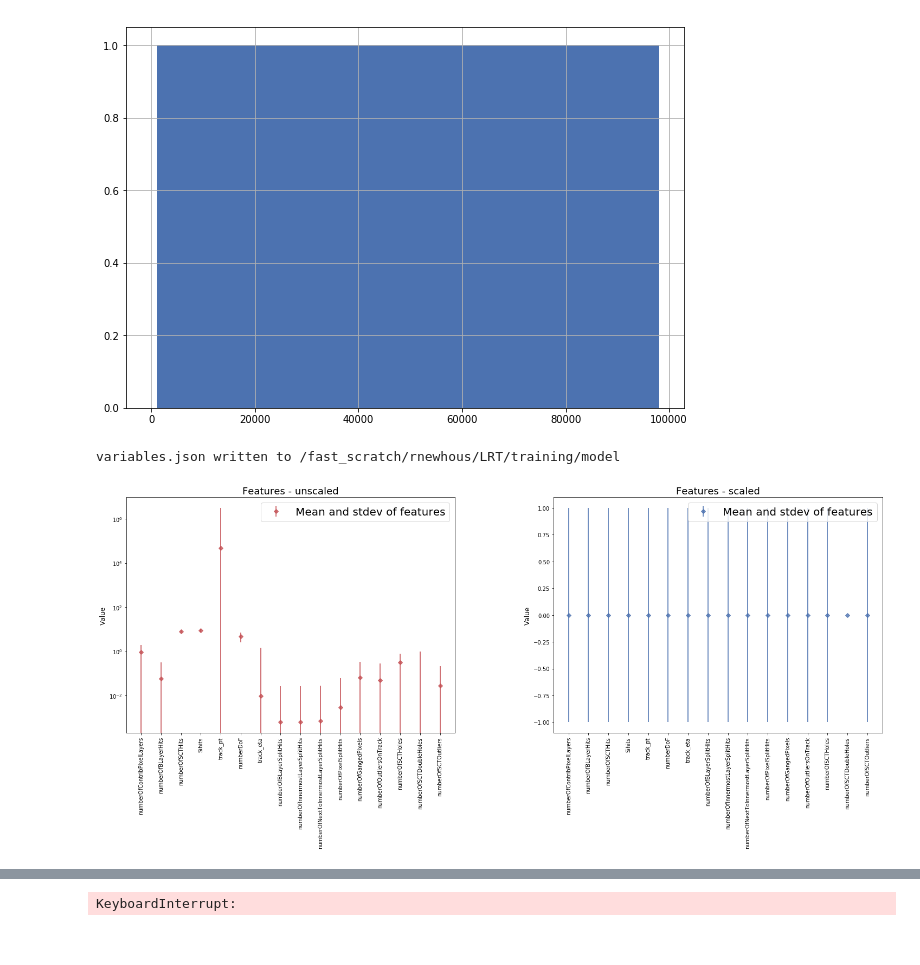
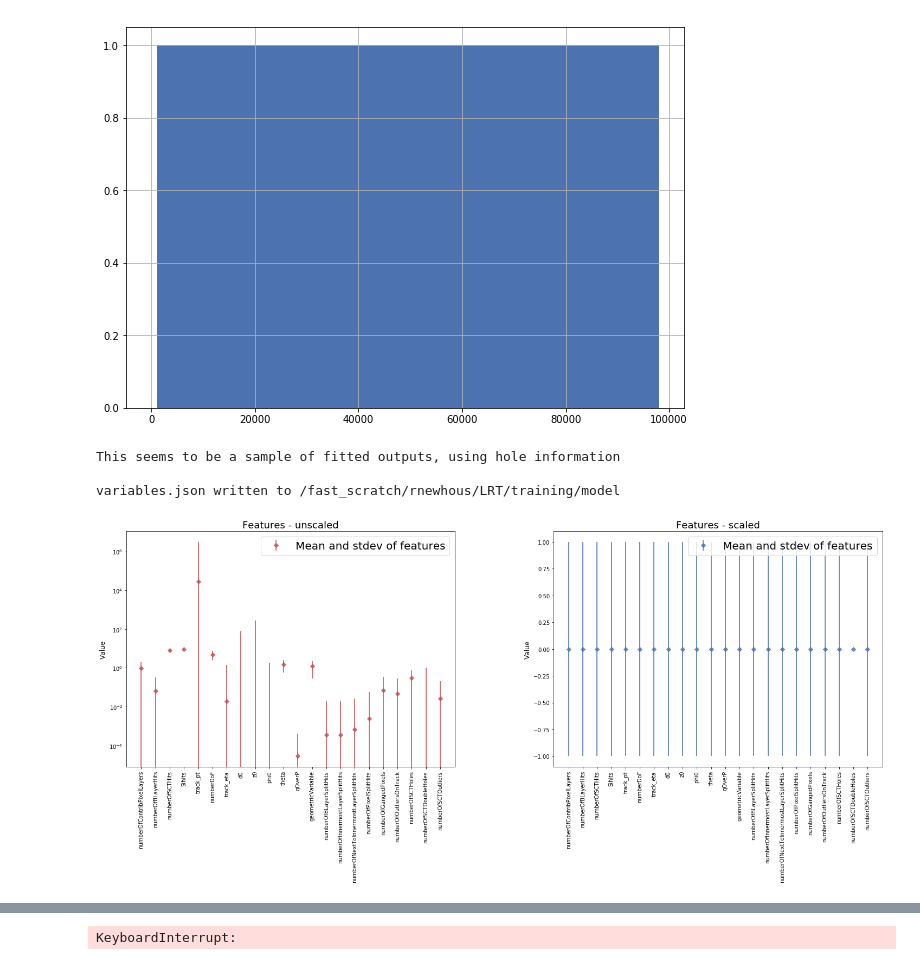
Before and after one commit to robinnewhouse/LRTNotebooks, a Jupyter notebook: Training.ipynb, the cells around one changed output, grey strips where cells are left out. Drawn from its saved outputs; the diff is of its cells as text; code cells hidden in the pictures.

Commit message:
track perigee included, trying to get eli5 to work

```diff
--- a/Training.ipynb
+++ b/Training.ipynb
@@ -135,23 +140,22 @@ def downsize_dataframe(sample):
 # Create new pandas dataframe
 full_df = pd.DataFrame()
 # Sometimes useful to keep track of sample type when training on multiple topologies
-sample_type = 0
+# sample_type = 0
 # Load all training samples into dataframe
-for sample in samples:
-    print("oepning", sample)
-    df_tmp = downsize_dataframe(sample)
-    df_tmp['sample_type'] = sample_type
-    sample_type += 1
-
-    print("appending to full_df")
+print("downcasting", len(samples), "samples")
+for i, sample in enumerate(samples):
+    try:
+        df_tmp = downsize_dataframe(sample)
+    except:
+        # skip samples without perigee information for now. Remove later (they should all have it soon)
+        continue
+#     df_tmp['sample_type'] = sample_type
+#     sample_type += 1
     full_df = full_df.append(df_tmp)
-    print("done loading", sample)
-
-# One of the variables used in the traditional scoing function is a combination of the
-# number of pixel hits and pixel holes. We need to create this variable.
-full_df['Sihits'] = full_df.numberOfPixelHits + full_df.numberOfSCTHits
+    print(i, end=" ")
 
 # Inspect loaded dataframe
-print(full_df.columns)
+print("done")
+print("columns:", full_df.columns)
 print("Total number of tracks loaded", len(full_df))
 # %% [output]
@@ -175,3 +179,9 @@ Total number of tracks loaded 1691123
+# %%
+# Producing engineered variables. These variables are combinations created with insight (or guessing) and may help the network
+# One of the variables used in the traditional scoing function is a combination of the
+# number of pixel hits and pixel holes. We need to create this variable.
+full_df['Sihits'] = full_df.numberOfPixelHits + full_df.numberOfSCTHits
+full_df['geometricVariable'] = abs(np.arctan2(abs(full_df.d0),full_df.z0)-2*np.arctan(np.exp(-full_df.track_eta)))
 # %%
 # Flattening pt distribution
 
@@ -406,8 +416,16 @@ inputs_names = [
 
 # "score", #does nothing to help
 "track_eta",
+"d0",
+"z0",
+"phi0",
+"theta",
+"qOverP",
 # 'numberOfInnermostPixelLayerHits', # Badly modelled in MC
 # 'numberOfNextToInnermostPixelLayerHits', # Badly modelled in MC
+
+#
+"geometricVariable",
 
 # These variables need closer analysis.
 # They have significant separation between good and fake tracks,
@@ -421,6 +439,7 @@ inputs_names = [
 "numberOfOutliersOnTrack",
 ]
 if len(df["numberOfPixelHoles"].unique()) > 1:
+    print("This seems to be a sample of fitted outputs, using hole information")
     inputs_names.extend([
     # Only used in output (fitted) tracks
 #     "numberOfPixelHoles", # Badly modelled in MC
@@ -474,34 +493,36 @@ val_weights =  track_weights[int(0.8*len(X)) : len(X)]
 
 # Check the samples are consistent
 assert(len(X_train) == len(Y_train))
 assert(len(X_train) == len(train_weights))
 assert(len(X_val) == len(Y_val))
 assert(len(X_val) == len(val_weights))
 
 # Plot features
 X_mean_new = X.mean(axis=0)
 X_std_new = X.std(axis=0)
 
 labels = inputs_names
 fig, (ax1, ax2) = plt.subplots(1, 2,figsize=(25,8))
 ax1.semilogy(labels, np.array(X_mean), alpha=0, label='Track')
 unscaled = ax1.errorbar(labels, np.array(X_mean), yerr=X_std, fmt='D', color='#C44E52', ecolor='#C44E52', linewidth=2, alpha = 0.8, label='_nolegend_')
 ax1.xaxis.set_tick_params(rotation=90)
 ax1.legend([unscaled],["Mean and stdev of features"], fontsize=20)
 ax1.set_title("Features - unscaled", fontsize=18)
 ax1.set_ylabel("Value", fontsize=12)
 
 ax2.plot(labels, np.array(X_mean_new), alpha=0, label='Track')
 scaled = ax2.errorbar(labels, np.array(X_mean_new), yerr=X_std_new, fmt='D', color='#4C72B0', ecolor='#4C72B0', linewidth=2, alpha = 0.8, label='_nolegend_')
 ax2.xaxis.set_tick_params(rotation=90)
 ax2.legend([scaled],["Mean and stdev of features"], fontsize=20)
 ax2.set_title("Features - scaled", fontsize=18)
 ax2.set_ylabel("Value", fontsize=12)
 
 plt.subplots_adjust(wspace = 0.3)
 # %% [output]
+This seems to be a sample of fitted outputs, using hole information
+
 variables.json written to /fast_scratch/rnewhous/LRT/training/model
-[figure, old version]
+[figure, new version]
 # %%
 ### Callback functions
 
```
Also changed, not shown: parts of 22 cells of this notebook.
